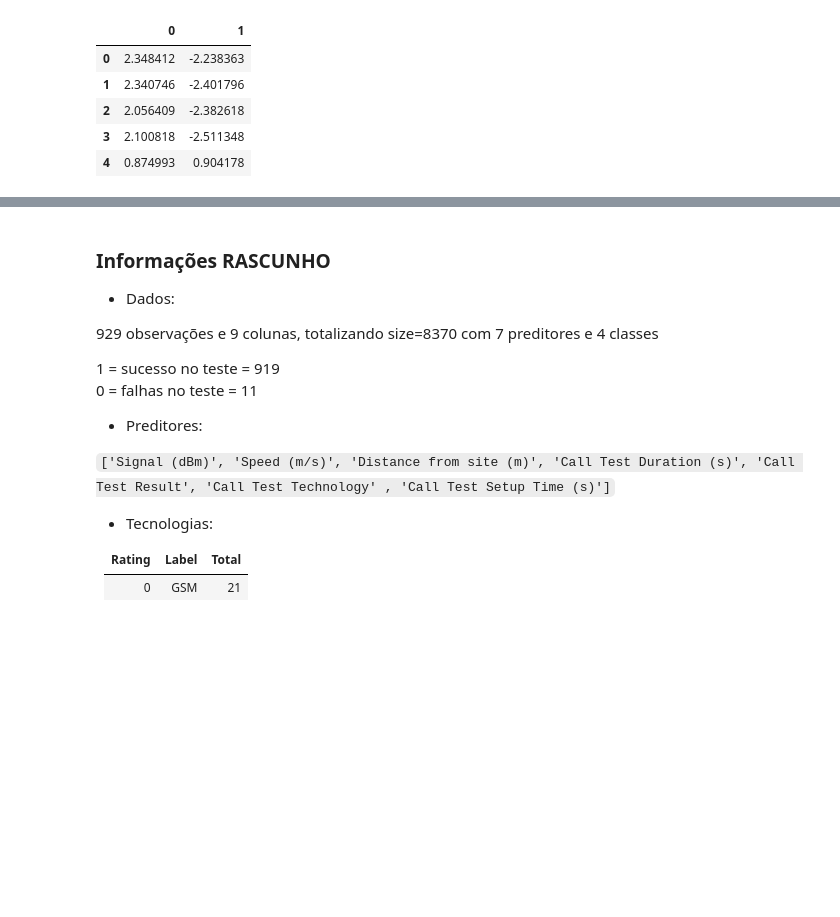
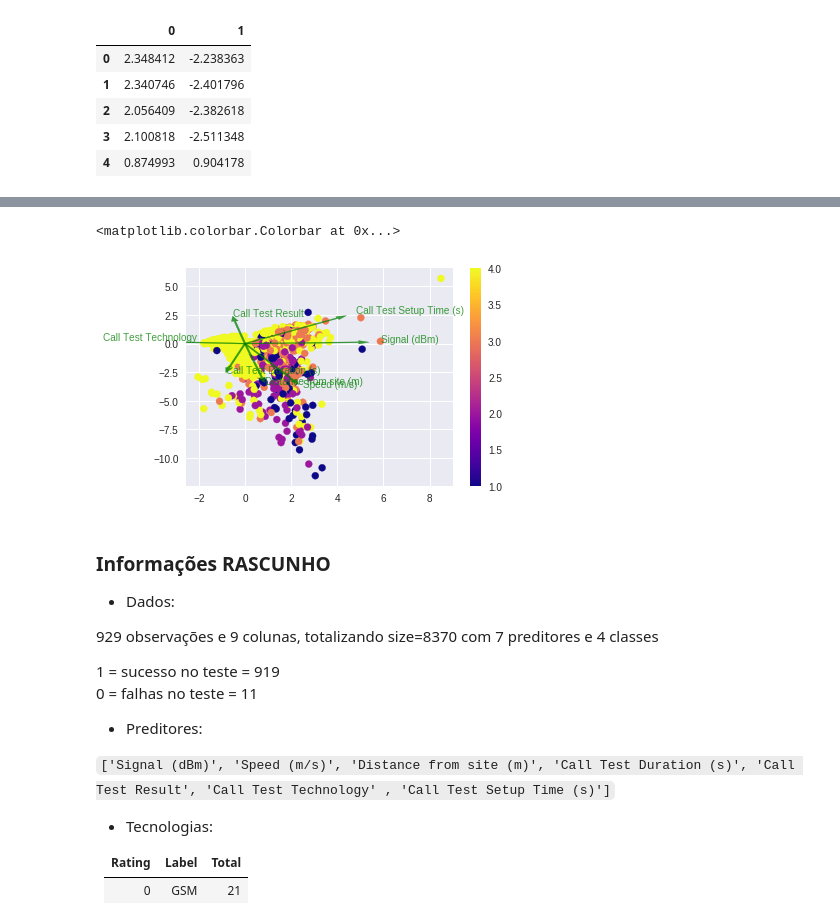
Before and after one commit to ezequiasjunior/ica2019.2, a Jupyter notebook: data_preprocessing.ipynb, the cells around one changed output, grey strips where cells are left out. Saved outputs shown, nothing was run; the diff lists cells and outputs as text; code cells hidden in the pictures; blank space fills up the shorter version.

```diff
--- a/data_preprocessing.ipynb
+++ b/data_preprocessing.ipynb
@@ -236,3 +238,20 @@ plt.colorbar()
+# %%
+plt.scatter(pc.iloc[:,0],pc.iloc[:,1], c=datahw01['MOS'], cmap='plasma')
+
+for i in range(len(phi)):
+    # arrows project features as vectors - PC axes
+    plt.arrow(0, 0, phi[i, 0]*np.max(pc.iloc[:,0].values),
+                    phi[i, 1]*np.max(pc.iloc[:,1].values),
+                    color='g', width=0.08, head_width=0.3, alpha=0.75)
+    # text
+    plt.text(phi[i,0]*np.max(pc.iloc[:,0])*1.2,
+             phi[i, 1]*max(pc.iloc[:,1])*1.2,
+             datahw01.columns.values[i], color='g', alpha=0.75)
+
+plt.colorbar()
+# %% [output]
+<matplotlib.colorbar.Colorbar at 0x...>
+[figure, added]
 # %%
 #""""gabarito""
 # from sklearn.decomposition import PCA
```
Also changed, not shown: parts of 7 cells of this notebook, 6 other files.
